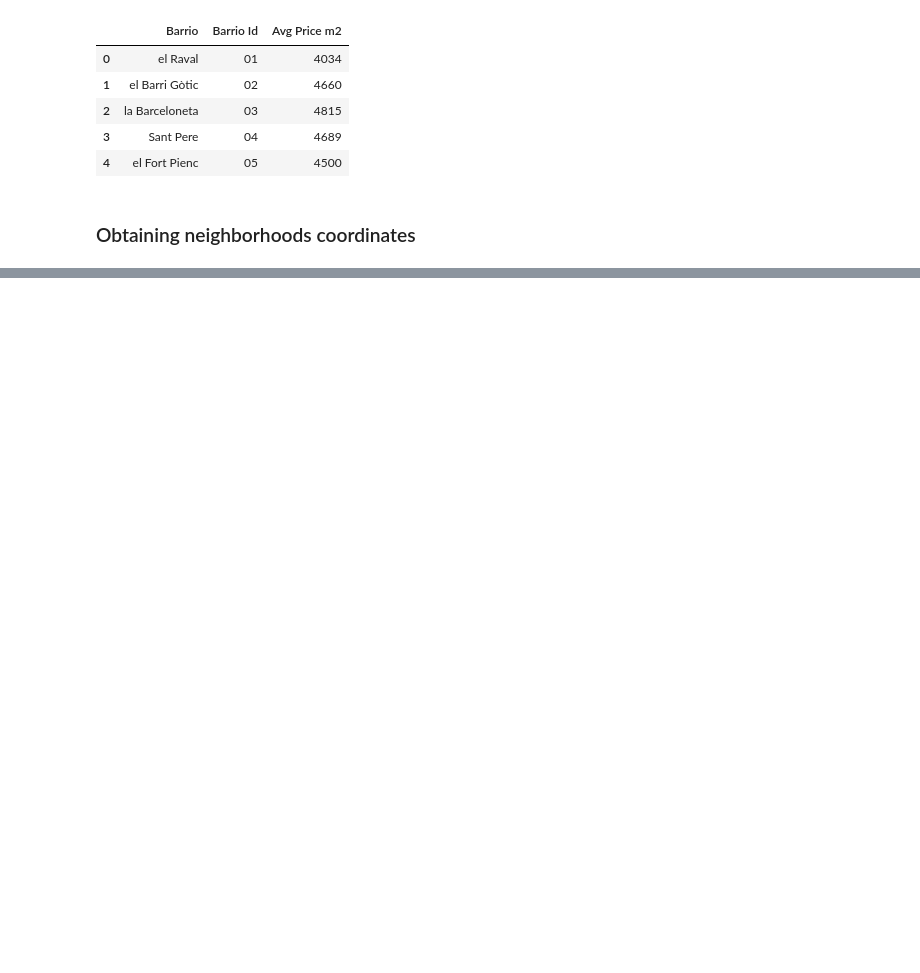
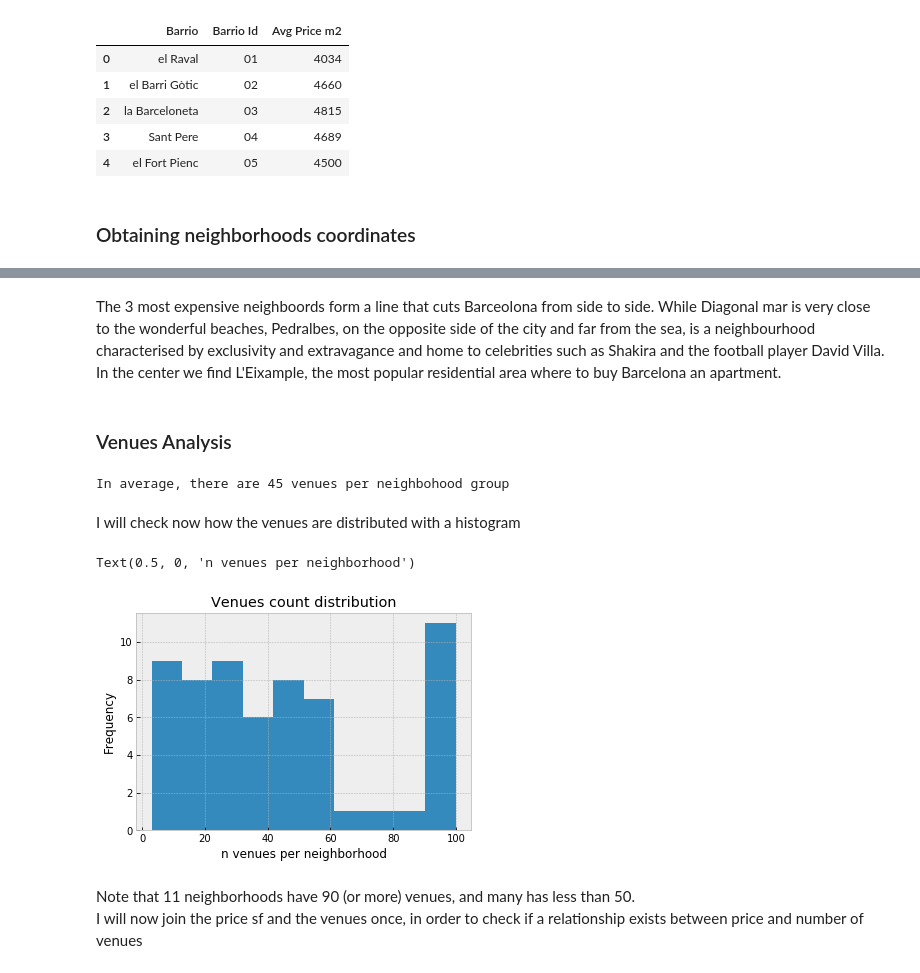
Before and after one commit to WarioDoor/Coursera_Capstone, a Jupyter notebook: Barcellona Barrios Foursquare.ipynb, the cells around one changed output, grey strips where cells are left out. Drawn from its saved outputs; the diff is of its cells as text; code cells hidden in the pictures; blank space fills up the shorter version.

```diff
--- a/Barcellona Barrios Foursquare.ipynb
+++ b/Barcellona Barrios Foursquare.ipynb
@@ -144,0 +162,8 @@ df_price_coord[:3]
+# %%
+# opening the file where my credentials are stored
+# the keys can be obtained here https://foursquare.com/developers/apps
+foursquare_credential= pd.read_csv('foursquare_credential.csv', index_col=0, header= None, squeeze=True)
+
+CLIENT_ID = foursquare_credential[0] # loading Foursquare ID
+CLIENT_SECRET = foursquare_credential[1] # loading Foursquare Secret
+VERSION = '20180605' # Foursquare API version
@@ -144,0 +209,7 @@ df_price_coord[:3]
+# %%
+LIMIT= 100
+
+df_venues = getNearbyVenues(names= df_price_coord['Barrio'],
+                                 latitudes= df_price_coord['Latitude'],
+                                 longitudes= df_price_coord['Longitude'], LIMIT= LIMIT
+                                  )
@@ -144,0 +286,23 @@ df_price_coord[:3]
+# %% [markdown]
+The 3 most expensive neighboords form a line that cuts Barceolona from side to side. While Diagonal mar is very close to the wonderful beaches,
+Pedralbes, on the opposite side of the city and far from the sea, is a neighbourhood characterised by exclusivity and extravagance and home to celebrities such as Shakira and the football player David Villa. In the center we find  L'Eixample, the most popular residential area where to buy Barcelona an apartment.
+# %% [markdown]
+### Venues Analysis
+# %%
+print('In average, there are {:.0f} venues per neighbohood group'.format(df_venues.shape[0]/df_price_coord.shape[0]))
+# %% [output]
+In average, there are 45 venues per neighbohood group
+# %% [markdown]
+I will check now how the venues are distributed with a histogram
+# %%
+venues_neighborhood= df_venues[['Barrio', 'Venue']].groupby('Barrio').count()
+venues_neighborhood.columns= ['Venues Count']
+venues_neighborhood.plot(kind='hist', legend= None, figsize= (6,4))
+plt.title('Venues count distribution')
+plt.xlabel('n venues per neighborhood')
+# %% [output]
+Text(0.5, 0, 'n venues per neighborhood')
+[figure, added]
+# %% [markdown]
+Note that 11 neighborhoods have 90 (or more) venues, and many has less than 50.
+I will now join the price sf and the venues once, in order to check if a relationship exists between price and number of venues
```
Also changed, not shown: parts of 60 cells of this notebook.
